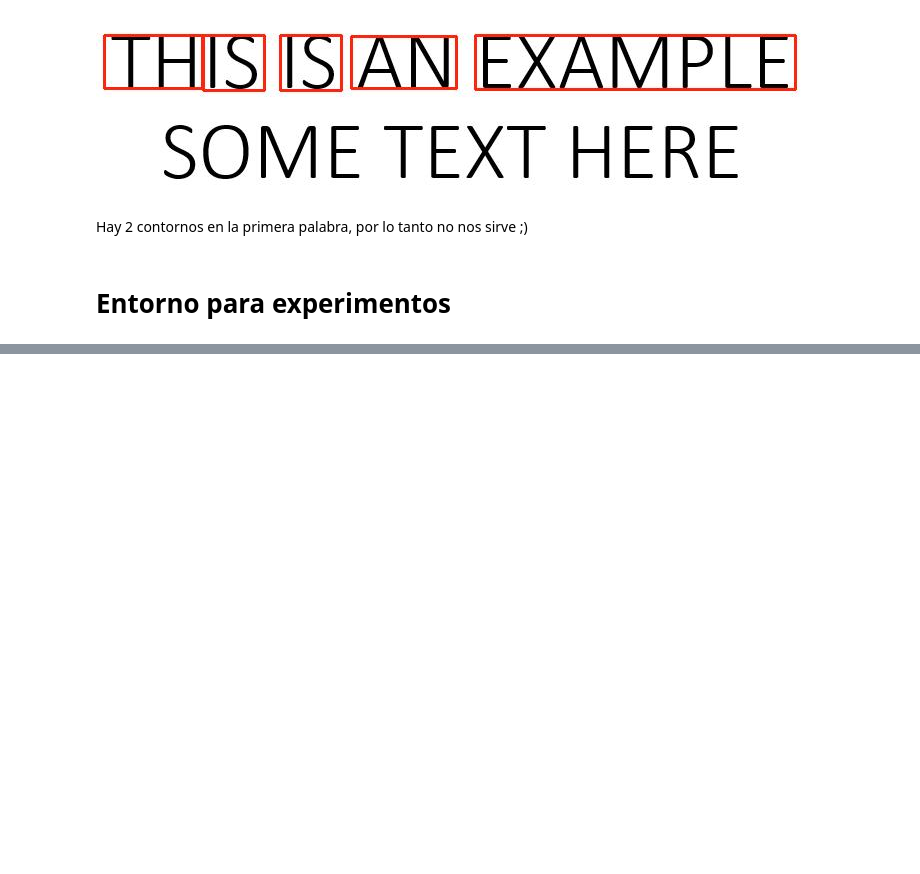
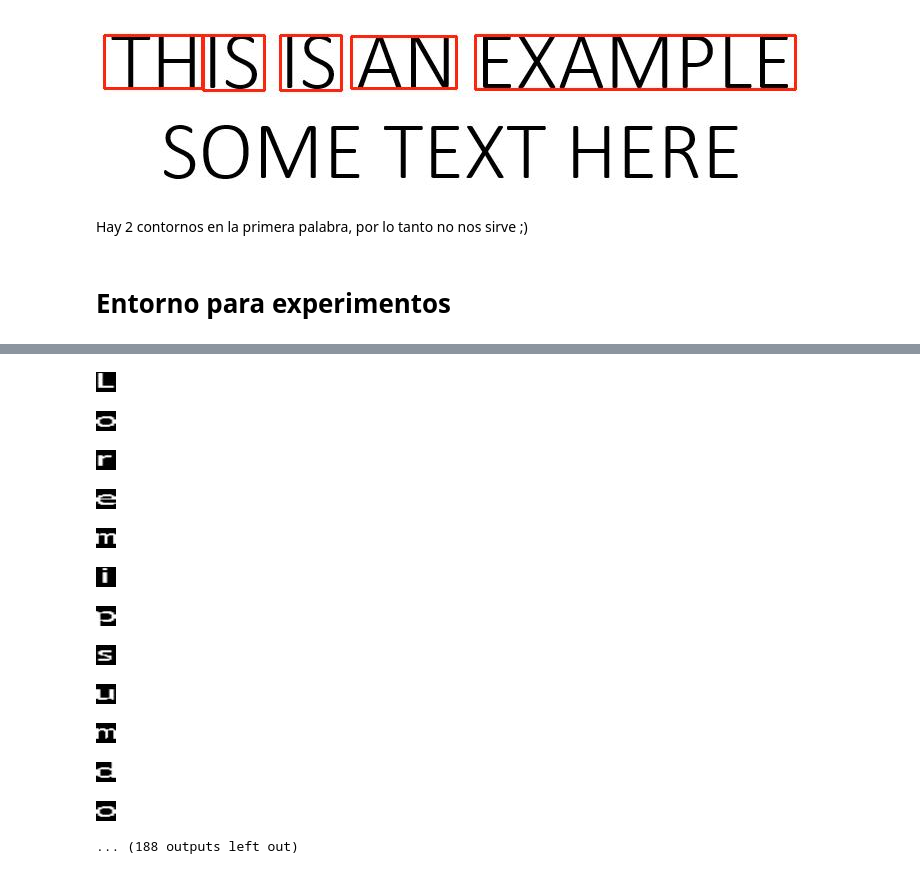
Before and after one commit to OscarRojasG/OCR, a Jupyter notebook: OCR.ipynb, the cells around one changed output, grey strips where cells are left out. Saved outputs shown, nothing was run; the diff lists cells and outputs as text; code cells hidden in the pictures; blank space fills up the shorter version.

```diff
--- a/OCR.ipynb
+++ b/OCR.ipynb
@@ -985,0 +905,7 @@ Perfecto :)
+# %%
+import cv2
+
+filename = "example4.png"
+img, preimg = preprocessing_image(filename)
+contours = get_contours(preimg)
+draw_contours(img, contours)
@@ -985,0 +916,43 @@ Perfecto :)
+# %%
+# Ordenar líneas de arriba a abajo
+lines = sorted(contours.keys(), key=lambda x: cv2.boundingRect(contours[x]['cntr'])[1])
+
+for line in lines:
+    # Dimensiones de la línea respecto a la imagen
+    x, y, w, h = cv2.boundingRect(contours[line]['cntr'])
+
+    # Ordenar palabras de izquierda a derecha
+    words = sorted(contours[line]['words'].keys(), key=lambda x: cv2.boundingRect(contours[line]['words'][x]['cntr'])[0])
+
+    for word in words:
+        # Dimensiones de la palabra respecto a la línea
+        xw, yw, ww, hw = cv2.boundingRect(contours[line]['words'][word]['cntr'])
+
+        # Ordenar letras de izquierda a derecha
+        letters = sorted(contours[line]['words'][word]['letters'].keys(), key=lambda x: cv2.boundingRect(contours[line]['words'][word]['letters'][x]['cntr'])[0])
+
+        for letter in letters:
+            # Dimensiones de la letra respecto a la palabra
+            xc, yc, wc, hc = cv2.boundingRect(contours[line]['words'][word]['letters'][letter]['cntr'])
+
+            # Dimensiones de la letra respecto a la imagen
+            letter_img = preimg[y+yw+yc:y+yw+yc+hc, x+xw+xc:x+xw+xc+wc]
+
+            # Redimensionar letra
+            resized = resize_image(letter_img)
+
+            show_image(resized)
+# %% [output]
+[figure, added]
+[figure, added]
+[figure, added]
+[figure, added]
+[figure, added]
+[figure, added]
+[figure, added]
+[figure, added]
+[figure, added]
+[figure, added]
+[figure, added]
+[figure, added]
+... (188 outputs left out)
```
Also changed, not shown: parts of 30 cells of this notebook.
